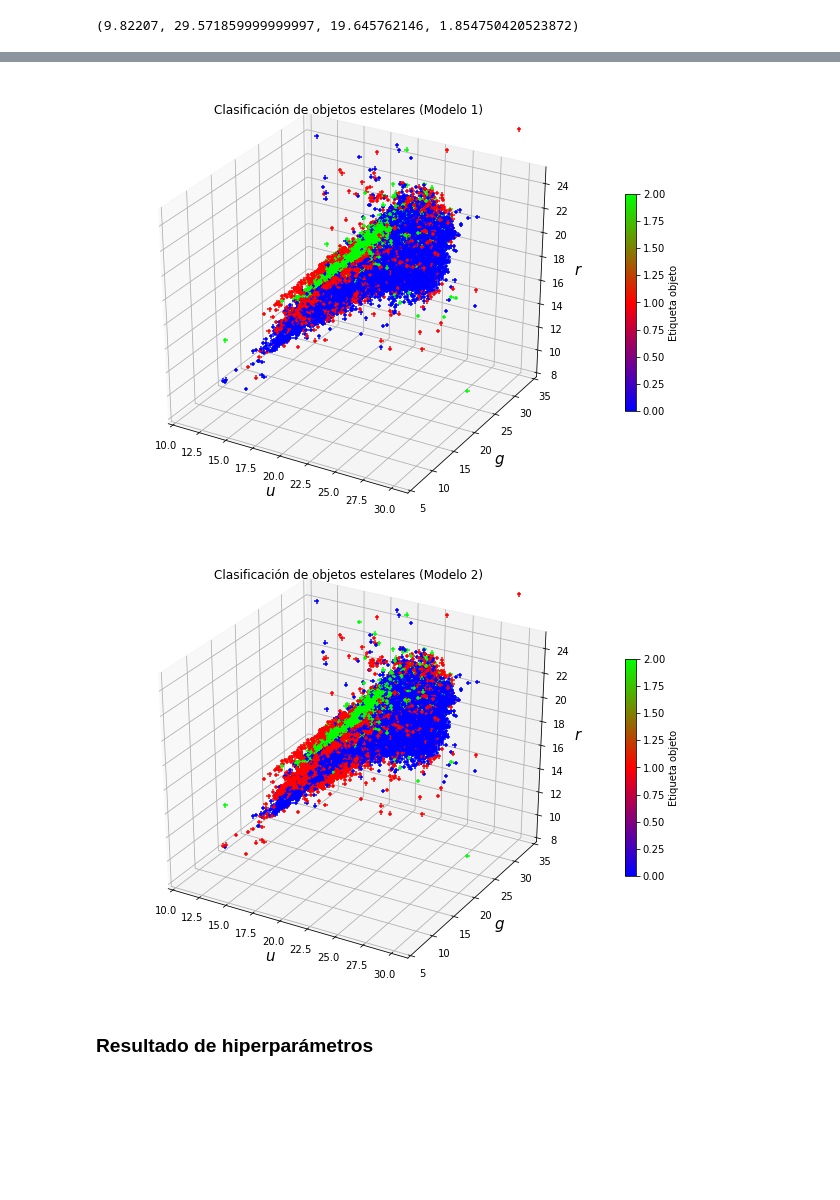
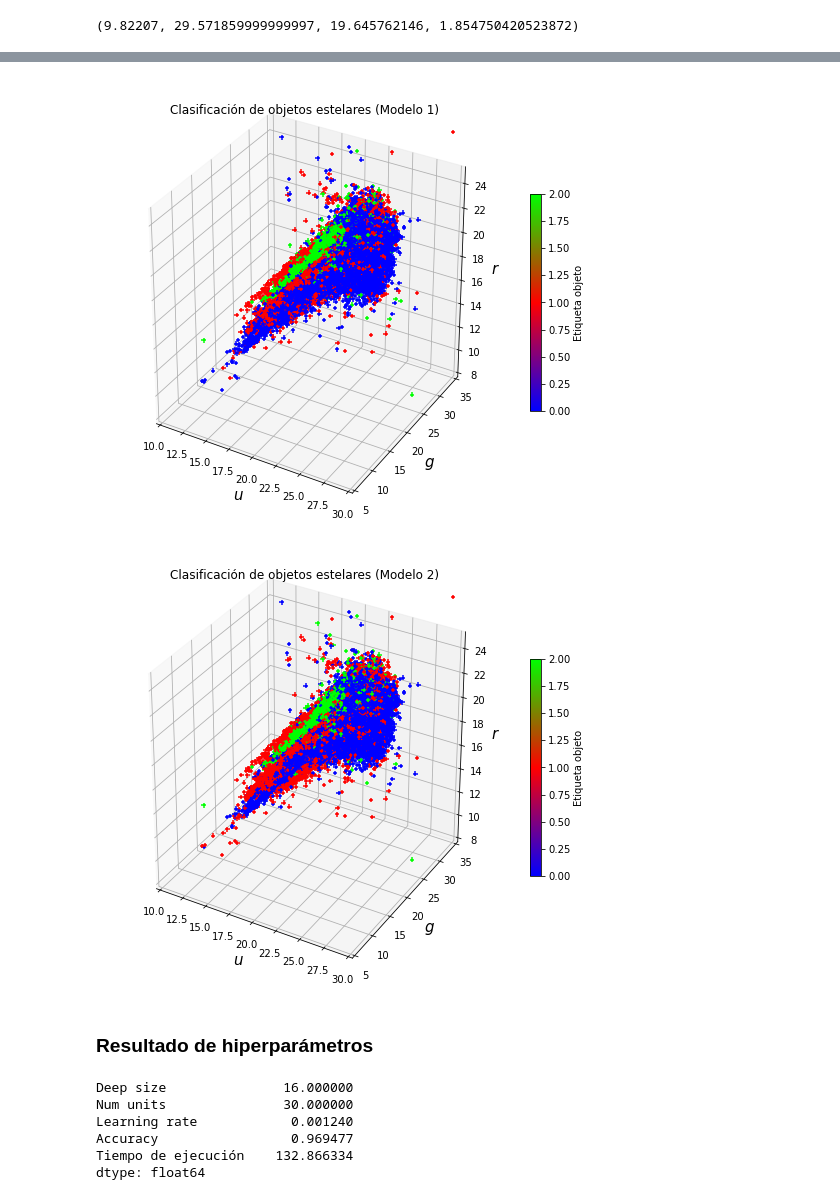
Before and after one commit to igomezv/nnogada, a Jupyter notebook: Stellar_Classifier.ipynb, the cells around one changed output, grey strips where cells are left out. Saved outputs shown, nothing was run; the diff lists cells and outputs as text; code cells hidden in the pictures; blank space fills up the shorter version.

```diff
--- a/Stellar_Classifier.ipynb
+++ b/Stellar_Classifier.ipynb
@@ -146,24 +156,33 @@ A continuación, use la paquetería DEAP para definir las cosas para ejecutar GA
 # %%
-population_size = 10
-num_generations = 10
-gene_length = 9
+population_size = 2
+num_generations = 5
+gene_length = 10
 
 datos = []
+
+# set the random seed:
+toolbox = base.Toolbox()
 
 # As we are trying to minimize the RMSE score, that's why using -1.0.
 # In case, when you want to maximize accuracy for instance, use 1.0
 creator.create('FitnessMax', base.Fitness, weights = [1.0])
 creator.create('Individual', list , fitness = creator.FitnessMax)
 
-toolbox = base.Toolbox()
+# create the individual operator to fill up an Individual instance:
 toolbox.register('binary', bernoulli.rvs, 0.5)
 toolbox.register('individual', tools.initRepeat, creator.Individual, toolbox.binary,
 n = gene_length)
+
+# create the population operator to generate a list of individuals:
 toolbox.register('population', tools.initRepeat, list , toolbox.individual)
 
+# Eggholder function as the given individual's fitness:
+toolbox.register("evaluate", score)
+
+# genetic operators:
+toolbox.register('select', tools.selRoulette)
 toolbox.register('mate', tools.cxOrdered)
 toolbox.register('mutate', tools.mutShuffleIndexes, indpb = 0.6)
-toolbox.register('select', tools.selRoulette)
 toolbox.register('evaluate', train_evaluate)
 
 population = toolbox.population(n = population_size)
@@ -191,9 +210,9 @@ Accuracy: 0.95233333 Tiempo de cómputo: 199.23329615592957
 ### Guardar datos
 # %%
 filename = "historial_sdss.txt"
-df = pd.DataFrame(datos, columns = ["Deep size", "Num units", "Learning rate", "Accuracy", "Tiempo de ejecución"])
+df = pd.DataFrame(datos, columns = ["Deep size", "Num units", "Learning rate", "Activation function", "Accuracy", "Elapsed time"])
 
-df.sort_values(by=["Accuracy", "Tiempo de ejecución"], ascending=[0,0], ignore_index=True, inplace=True)
+df.sort_values(by=["Accuracy", "Elapsed time"], ascending=[0,0], ignore_index=True, inplace=True)
 
 df.to_csv(filename, header=True, index=False, sep='\t', mode='w') # a=append, w=overwrite
 # %%
@@ -256,7 +266,7 @@ df
 ### Mejores individuos
 # %%
 # Selecciona los mejores k individuos - (para k=5)
-k = 5
+k = 10
 best_genes = df.iloc[:k,]
 
 best_deep_size = best_genes.iloc[:,0]
@@ -466,25 +405,25 @@ plt.show()
 # %%
-fig = plt.figure(figsize=(11,8))
+fig = plt.figure(figsize=(9,8))
 ax = fig.add_subplot(111, projection='3d')
 p = ax.scatter(X[:,2], X[:,3], X[:,4], marker='+', c=Y_pred1, cmap='brg', alpha=1)
-ax.set_xlabel('$u$', fontsize=15); ax.set_xlim([10, 31])
+ax.set_xlabel('$u$', fontsize=15); ax.set_xlim([10, 30])
 ax.set_ylabel('$g$', fontsize=15); ax.set_ylim([5, 35])
 ax.set_zlabel('$r$', fontsize=15); ax.set_zlim([8, 25])
 plt.colorbar(p, shrink=0.5, label='Etiqueta objeto'); plt.title(r"Clasificación de objetos estelares (Modelo 1)")
 plt.show()
 # %% [output]
-[figure, old version]
+[figure, new version]
 # %%
-fig = plt.figure(figsize=(11,8))
+fig = plt.figure(figsize=(9,8))
 ax = fig.add_subplot(111, projection='3d')
 p = ax.scatter(X[:,2], X[:,3], X[:,4], marker='+', c=Y_pred2, cmap='brg', alpha=1)
-ax.set_xlabel('$u$', fontsize=15); ax.set_xlim([10, 31])
+ax.set_xlabel('$u$', fontsize=15); ax.set_xlim([10, 30])
 ax.set_ylabel('$g$', fontsize=15); ax.set_ylim([5, 35])
 ax.set_zlabel('$r$', fontsize=15); ax.set_zlim([8, 25])
 plt.colorbar(p, shrink=0.5, label='Etiqueta objeto'); plt.title(r"Clasificación de objetos estelares (Modelo 2)")
 plt.show()
 # %% [output]
-[figure, old version]
+[figure, new version]
 # %% [markdown]
 ### Resultado de hiperparámetros
 # %%
@@ -493,0 +431,9 @@ df
+# %%
+best_genes.mean()
+# %% [output]
+Deep size               16.000000
+Num units               30.000000
+Learning rate            0.001240
+Accuracy                 0.969477
+Tiempo de ejecución    132.866334
+dtype: float64
```
Also changed, not shown: parts of 23 cells of this notebook, 1 other file.
